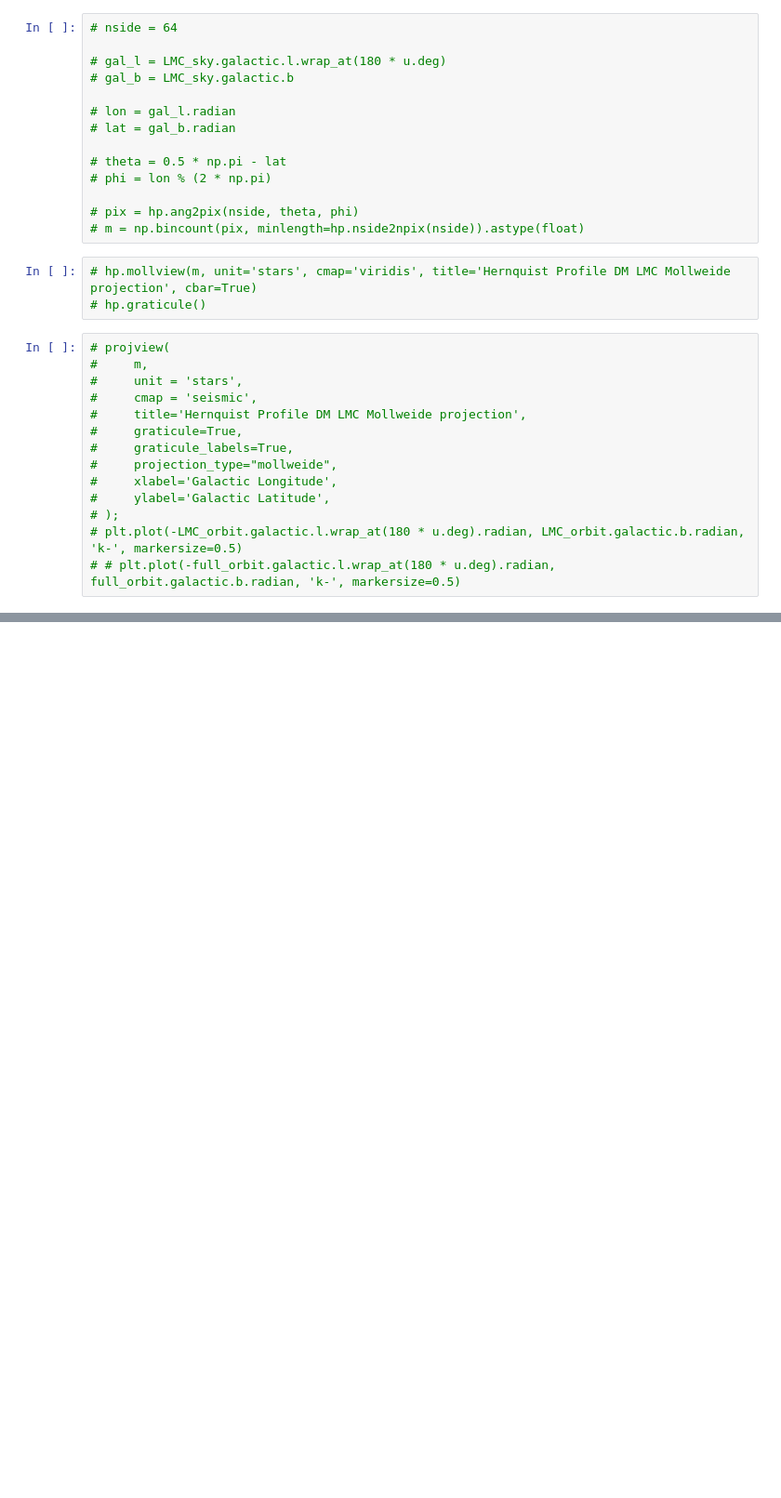
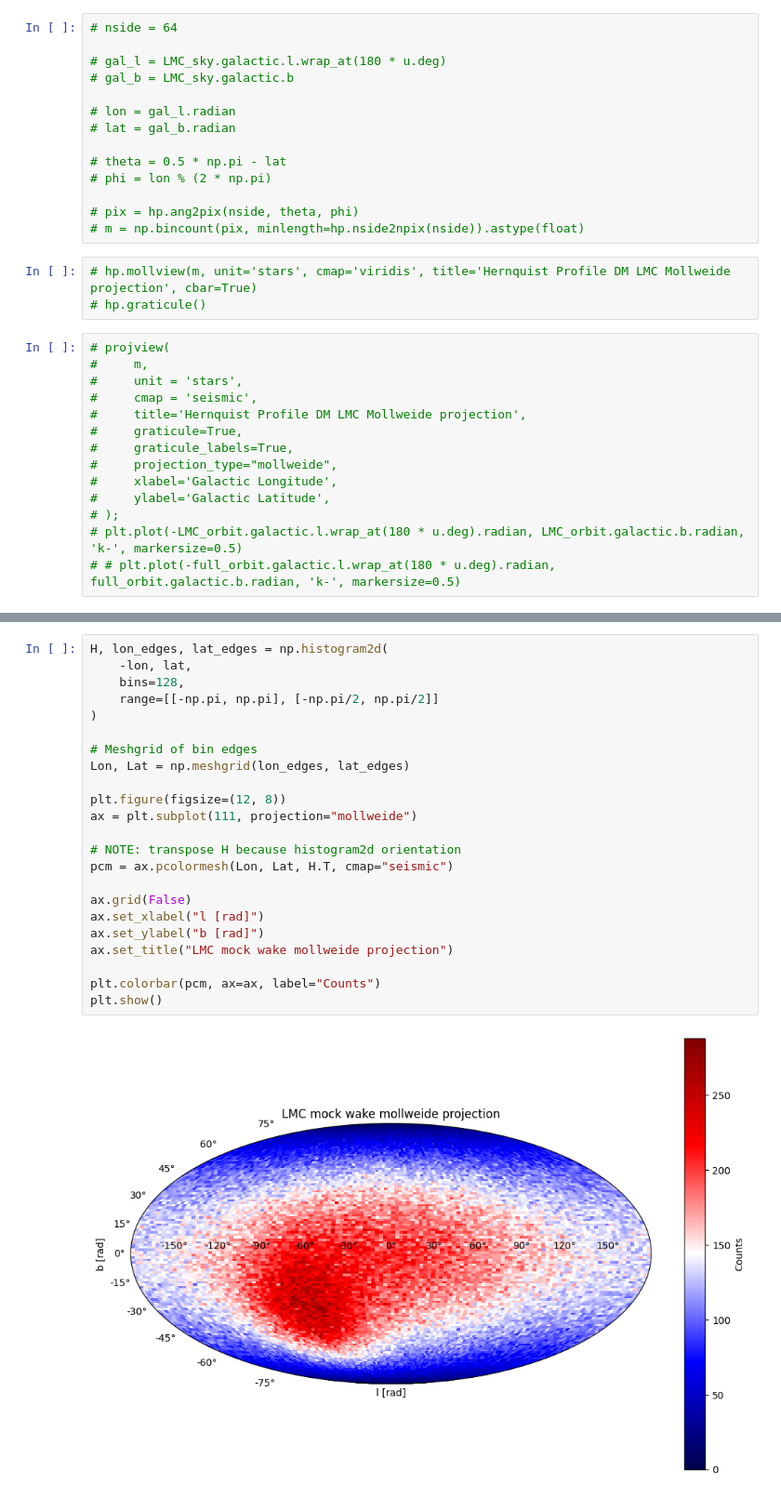
Before and after one commit to TheArchAstronomer/My_thesis, a Jupyter notebook: Hernquist_profile.ipynb, the cells around one changed output, grey strips where cells are left out. Shown at 93% size. Saved outputs shown, nothing was run; the diff lists cells and outputs as text; blank space fills up the shorter version.

```diff
--- a/Hernquist_profile.ipynb
+++ b/Hernquist_profile.ipynb
@@ -305,0 +347,25 @@ plt.show()
+# %%
+H, lon_edges, lat_edges = np.histogram2d(
+    -lon, lat,
+    bins=128,
+    range=[[-np.pi, np.pi], [-np.pi/2, np.pi/2]]
+)
+
+# Meshgrid of bin edges
+Lon, Lat = np.meshgrid(lon_edges, lat_edges)
+
+plt.figure(figsize=(12, 8))
+ax = plt.subplot(111, projection="mollweide")
+
+# NOTE: transpose H because histogram2d orientation
+pcm = ax.pcolormesh(Lon, Lat, H.T, cmap="seismic")
+
+ax.grid(False)
+ax.set_xlabel("l [rad]")
+ax.set_ylabel("b [rad]")
+ax.set_title("LMC mock wake mollweide projection")
+
+plt.colorbar(pcm, ax=ax, label="Counts")
+plt.show()
+# %% [output]
+[figure, added]
```
Also changed, not shown: parts of 3 cells of this notebook, 2 other files.
